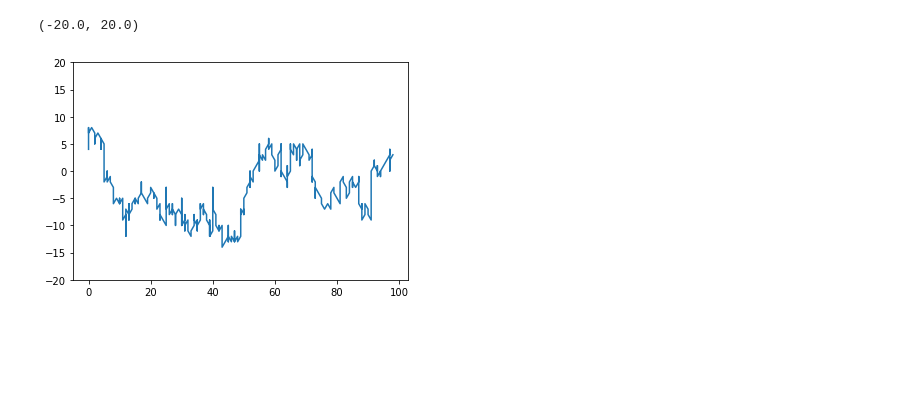
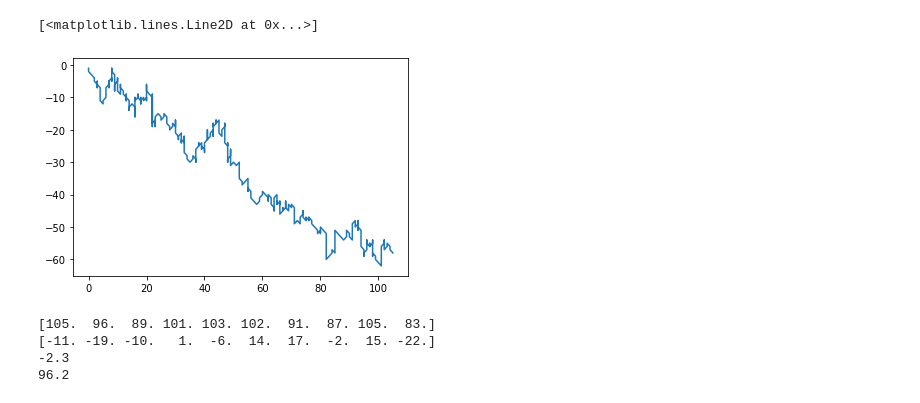
Before and after one commit to mkuchle16/biophysics, a Jupyter notebook: Final-Project.ipynb, the cells around one changed output. Cells and saved outputs as stored; diff of their text form; code cells hidden in the pictures; blank space fills up the shorter version.

```diff
--- a/Final-Project.ipynb
+++ b/Final-Project.ipynb
@@ -12,12 +12,8 @@ X_rand = 1*(rand(num_steps) > 0.8)
 Y_rand = 2*(rand(num_steps) < 0.5) - 1
 X = X_rand.cumsum()
 Y = Y_rand.cumsum()
-# %%
-start_points = np.linspace(-5,5,11)
-start_pt = np.random.choice(start_points,1)
-ax = plt.figure()
-plt.plot(X,Y+start_pt)
-plt.ylim([-20,20])
-# %% [output]
-(-20.0, 20.0)
-[figure, removed]
+# %%
+plt.plot(X,Y)
+# %% [output]
+[<matplotlib.lines.Line2D at 0x...>]
+[figure, added]
@@ -23,0 +54,10 @@ plt.ylim([-20,20])
+# %%
+print(length1)
+print(vert_displacement)
+print(vert_displacement.mean())
+print(length.mean())
+# %% [output]
+[105.  96.  89. 101. 103. 102.  91.  87. 105.  83.]
+[-11. -19. -10.   1.  -6.  14.  17.  -2.  15. -22.]
+-2.3
+96.2
```
Also changed, not shown: parts of 9 cells of this notebook.
